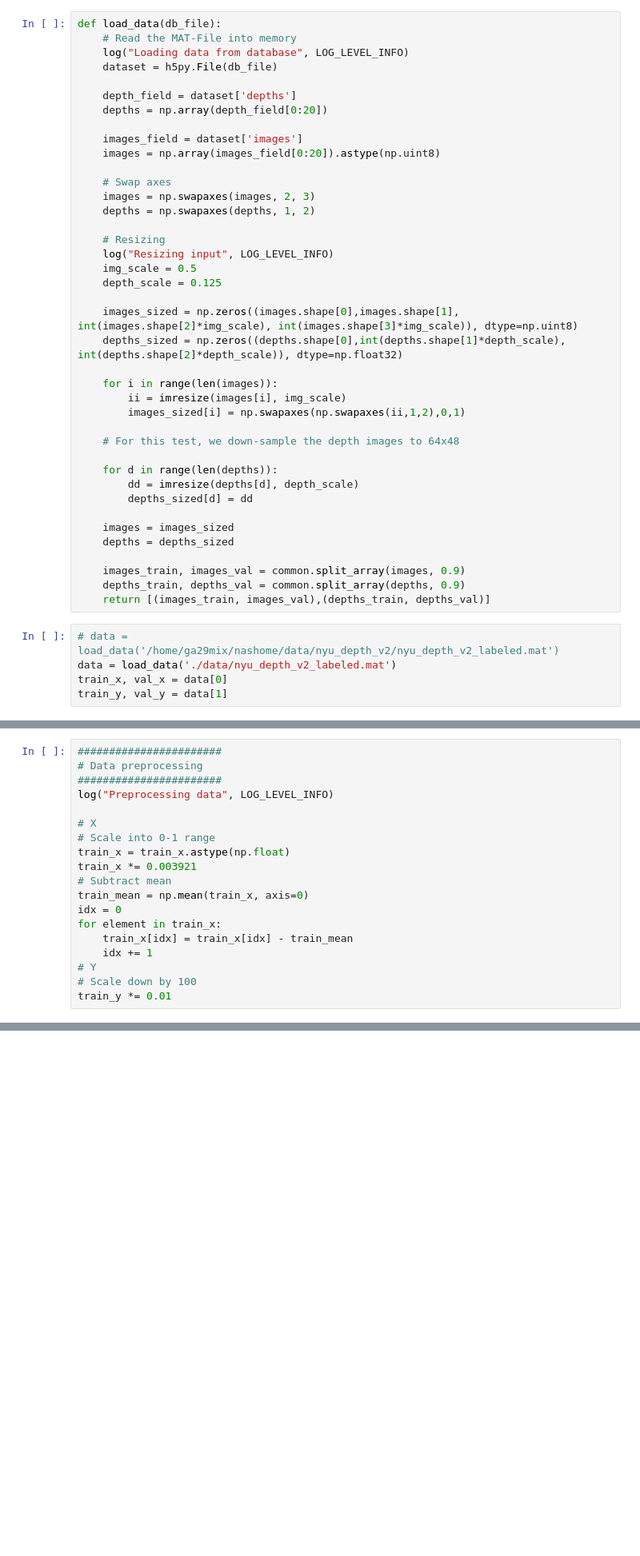
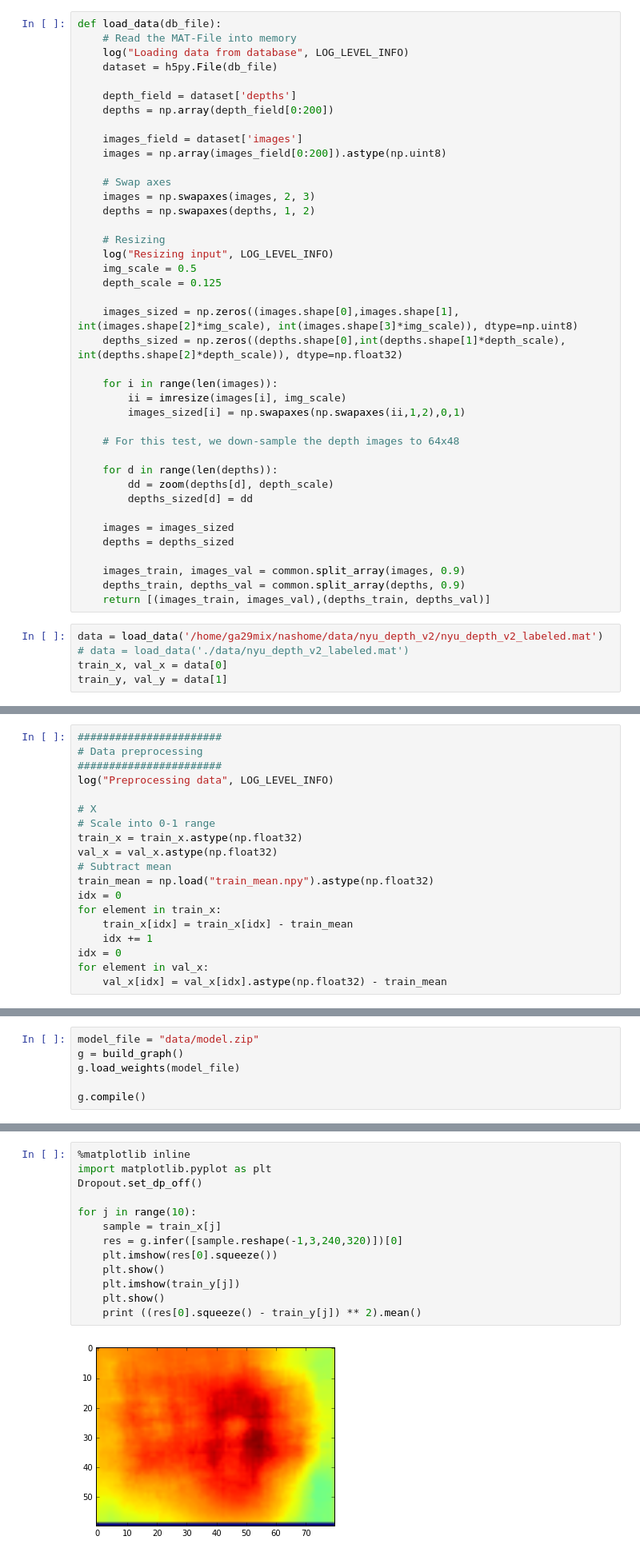
Before and after one commit to sebastian-schlecht/deep_graph, a Jupyter notebook: example.ipynb, the cells around one changed output, grey strips where cells are left out. Shown at 80% size. Cells and saved outputs as stored; diff of their text form; blank space fills up the shorter version.

```diff
--- a/example.ipynb
+++ b/example.ipynb
@@ -18,10 +19,10 @@ def load_data(db_file):
     dataset = h5py.File(db_file)
 
     depth_field = dataset['depths']
-    depths = np.array(depth_field[0:20])
+    depths = np.array(depth_field[0:200])
 
     images_field = dataset['images']
-    images = np.array(images_field[0:20]).astype(np.uint8)
+    images = np.array(images_field[0:200]).astype(np.uint8)
 
     # Swap axes
     images = np.swapaxes(images, 2, 3)
@@ -42,7 +43,7 @@ def load_data(db_file):
     # For this test, we down-sample the depth images to 64x48
 
     for d in range(len(depths)):
-        dd = imresize(depths[d], depth_scale)
+        dd = zoom(depths[d], depth_scale)
         depths_sized[d] = dd
 
     images = images_sized
@@ -52,8 +53,8 @@ def load_data(db_file):
     depths_train, depths_val = common.split_array(depths, 0.9)
     return [(images_train, images_val),(depths_train, depths_val)]
 # %%
-# data = load_data('/home/ga29mix/nashome/data/nyu_depth_v2/nyu_depth_v2_labeled.mat')
-data = load_data('./data/nyu_depth_v2_labeled.mat')
+data = load_data('/home/ga29mix/nashome/data/nyu_depth_v2/nyu_depth_v2_labeled.mat')
+# data = load_data('./data/nyu_depth_v2_labeled.mat')
 train_x, val_x = data[0]
 train_y, val_y = data[1]
 # %% [output]
@@ -115,15 +68,15 @@ log("Preprocessing data", LOG_LEVEL_INFO)
 
 # X
 # Scale into 0-1 range
-train_x = train_x.astype(np.float)
-train_x *= 0.003921
+train_x = train_x.astype(np.float32)
+val_x = val_x.astype(np.float32)
 # Subtract mean
-train_mean = np.mean(train_x, axis=0)
+train_mean = np.load("train_mean.npy").astype(np.float32)
 idx = 0
 for element in train_x:
     train_x[idx] = train_x[idx] - train_mean
     idx += 1
-# Y
-# Scale down by 100
-train_y *= 0.01
+idx = 0
+for element in val_x:
+    val_x[idx] = val_x[idx].astype(np.float32) - train_mean
 # %% [output]
@@ -130,0 +164,6 @@ train_y *= 0.01
+# %%
+model_file = "data/model.zip"
+g = build_graph()
+g.load_weights(model_file)
+
+g.compile()
@@ -130,0 +174,15 @@ train_y *= 0.01
+# %%
+%matplotlib inline
+import matplotlib.pyplot as plt
+Dropout.set_dp_off()
+
+for j in range(10):
+    sample = train_x[j]
+    res = g.infer([sample.reshape(-1,3,240,320)])[0]
+    plt.imshow(res[0].squeeze())
+    plt.show()
+    plt.imshow(train_y[j])
+    plt.show()
+    print ((res[0].squeeze() - train_y[j]) ** 2).mean()
+# %% [output]
+[figure, added]
```
Also changed, not shown: parts of 7 cells of this notebook, 3 other files.
